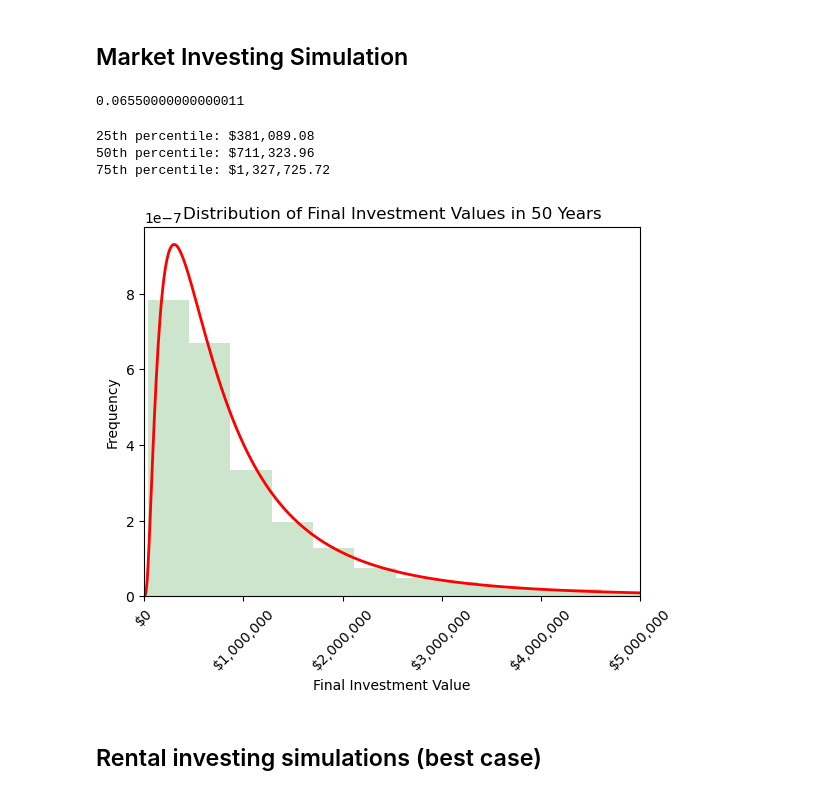
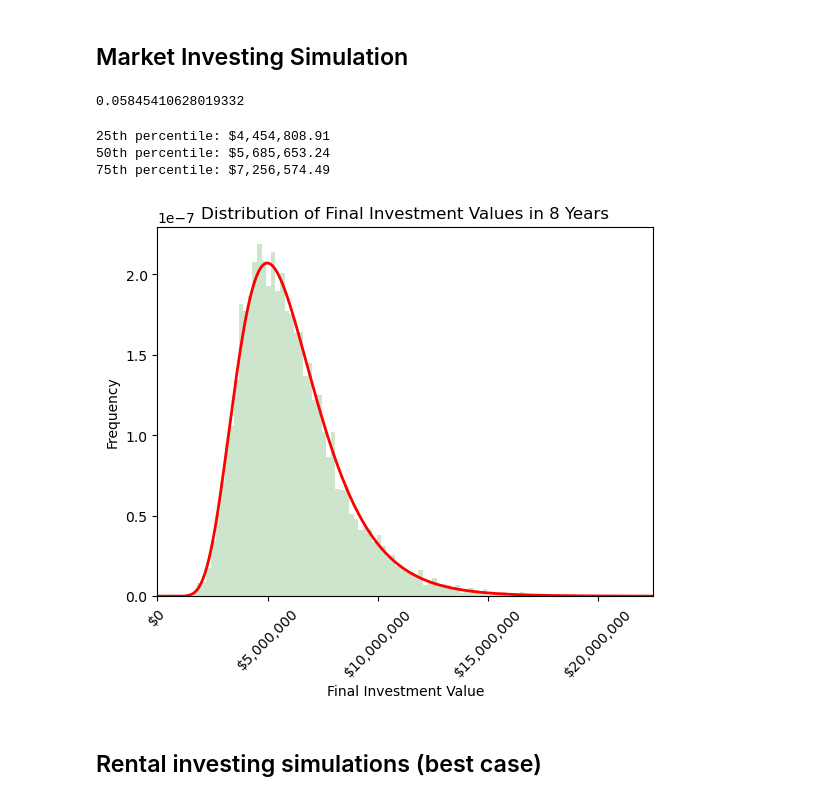
Before and after one commit to NguyenVu06/personal-finance, a Jupyter notebook: projection_notebook.ipynb, the cells around one changed output. Drawn from its saved outputs; the diff is of its cells as text; code cells hidden in the pictures.

```diff
--- a/projection_notebook.ipynb
+++ b/projection_notebook.ipynb
@@ -35,50 +35,50 @@ def simulate_investment(final_investment, num_years, real_return, standard_devia
 
 
 # Constants - These are based on historical S&P 500 data
-AVERAGE_RETURN = 0.0655  # This is the nominal return
-INFLATION_RATE = 0.0  # This is the inflation rate
+AVERAGE_RETURN = 0.0955  # This is the nominal return
+INFLATION_RATE = 0.035 # This is the inflation rate
 REAL_RETURN = ((1+AVERAGE_RETURN)/(1+INFLATION_RATE))-1 #AVERAGE_RETURN - INFLATION_RATE  # This is the real return, adjusted for inflation
 print(REAL_RETURN)
-STANDARD_DEVIATION = 0.18
+STANDARD_DEVIATION = 0.16
 NUM_SIMULATIONS = 10000
-NUM_YEARS = 50
-INITIAL_INVESTMENT = 0
-MONTHLY_CONTRIBUTION = 2950/12
+NUM_YEARS = 8
+INITIAL_INVESTMENT = 2_300_000
+MONTHLY_CONTRIBUTION = 20_000
 # Perform the simulations
 simulations = []
 for _ in range(NUM_SIMULATIONS):
     final_investment = simulate_investment(INITIAL_INVESTMENT, NUM_YEARS, REAL_RETURN, STANDARD_DEVIATION, MONTHLY_CONTRIBUTION, 0.0)
     simulations.append(final_investment)
 # %% [output]
-0.06550000000000011
+0.05845410628019332
 # %%
 #fit an log normal distribution to the simulations data
 from scipy.stats import lognorm
 shape, loc, scale = lognorm.fit(simulations, floc=0)
 # print(f"Shape: {shape}, Loc: {loc}, Scale: {scale}")
 #calculate the 10th and 90th percentile
 print(f"25th percentile: ${lognorm.ppf(0.25, shape, loc=loc, scale=scale):,.2f}")
 print(f"50th percentile: ${lognorm.ppf(0.5, shape, loc=loc, scale=scale):,.2f}")
 print(f"75th percentile: ${lognorm.ppf(0.75, shape, loc=loc, scale=scale):,.2f}")
 
 #graph the distribution on the simulations data
-x = np.linspace(0, 5000000, 500)
+x = np.linspace(0, max(simulations), 500)
 plt.hist(simulations, bins=100, density=True, alpha=0.2, color='g')
 plt.plot(x, lognorm.pdf(x, shape, loc=loc, scale=scale), 'r', linewidth=2)
 plt.xlabel('Final Investment Value')
 plt.ylabel('Frequency')
 plt.title('Distribution of Final Investment Values in {} Years'.format(NUM_YEARS))
 #conver x axis to dolar amounts
 plt.gca().get_xaxis().set_major_formatter(plt.FuncFormatter(lambda x, loc: "${:,}".format(int(x))))
 #rotate x axis labels
 plt.xticks(rotation=45)
-plt.xlim(0, 5000000)
+plt.xlim(0, max(simulations))
 plt.show()
 # %% [output]
-25th percentile: $381,089.08
-50th percentile: $711,323.96
-75th percentile: $1,327,725.72
+25th percentile: $4,454,808.91
+50th percentile: $5,685,653.24
+75th percentile: $7,256,574.49
-[figure, old version]
+[figure, new version]
 # %% [markdown]
 ## Rental investing simulations (best case)
 # %%
```
Also changed, not shown: parts of 14 cells of this notebook.
